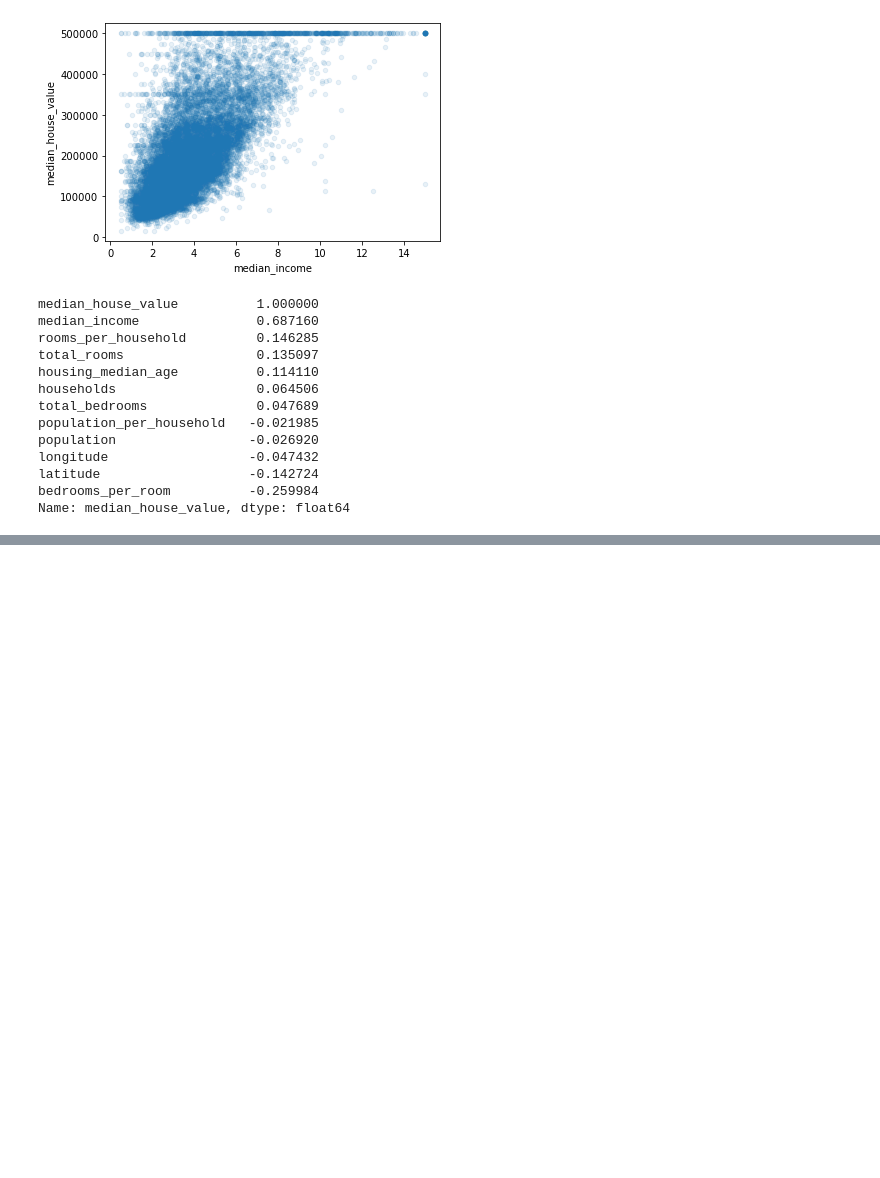
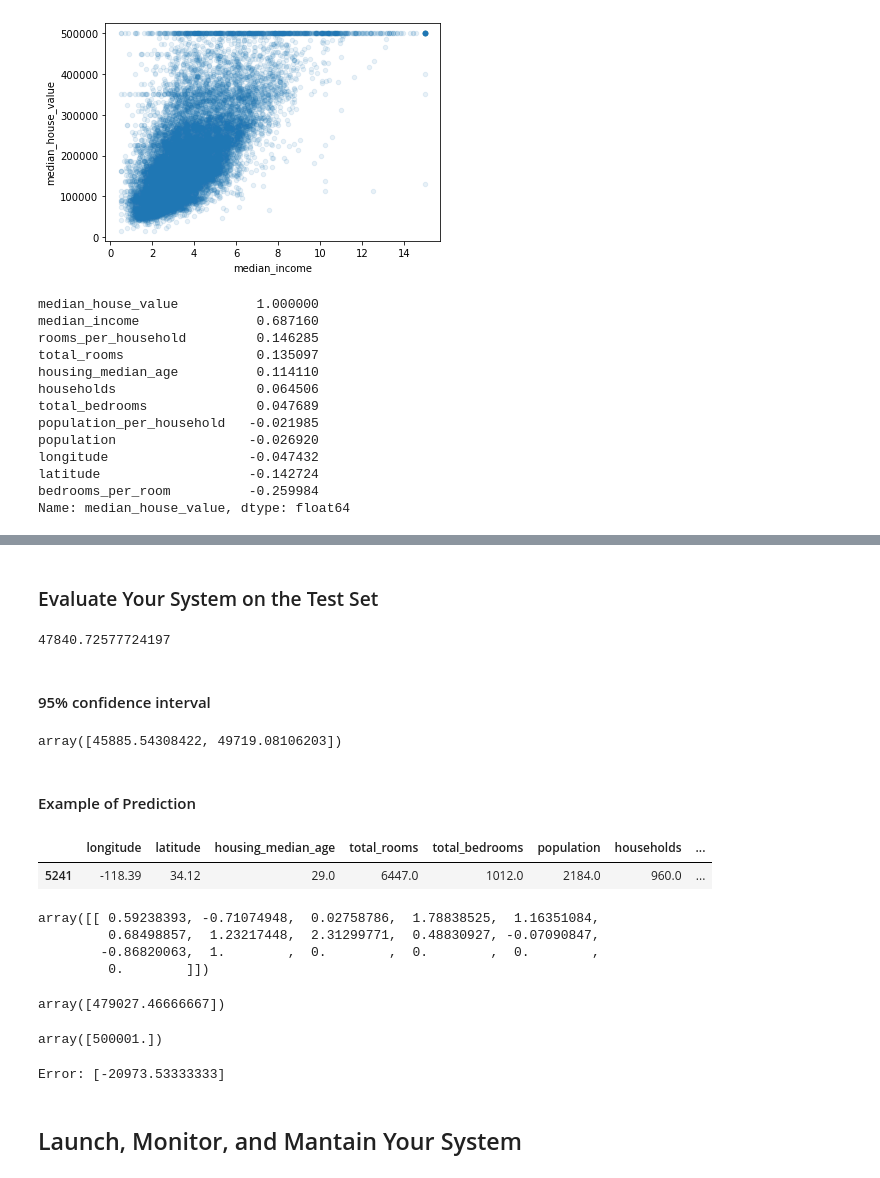
Before and after one commit to gpivaro/Data_Science, a Jupyter notebook: Housing.ipynb, the cells around one changed output, grey strips where cells are left out. Cells and saved outputs as stored; diff of their text form; code cells hidden in the pictures; blank space fills up the shorter version.

```diff
--- a/Housing.ipynb
+++ b/Housing.ipynb
@@ -283,0 +794,57 @@ Name: median_house_value, dtype: float64
+# %% [markdown]
+### Evaluate Your System on the Test Set
+# %%
+final_model = grid_search.best_estimator_
+
+X_test = strat_test_set.drop("median_house_value", axis=1)
+y_test = strat_test_set["median_house_value"].copy()
+
+X_test_prepared = full_pipeline.transform(X_test)
+
+final_predictions = final_model.predict(X_test_prepared)
+
+final_mse = mean_squared_error(y_test, final_predictions)
+final_rmse = np.sqrt(final_mse)
+final_rmse
+# %% [output]
+47840.72577724197
+# %% [markdown]
+#### 95% confidence interval
+# %%
+from scipy import stats
+
+confidence = .95
+squared_errors = (final_predictions - y_test)**2
+np.sqrt(stats.t.interval(confidence, len(squared_errors)-1,
+                        loc=squared_errors.mean(),
+                        scale=stats.sem(squared_errors)))
+# %% [output]
+array([45885.54308422, 49719.08106203])
+# %% [markdown]
+#### Example of Prediction
+# %%
+X_test[:1]
+# %% [output]
+|  | longitude | latitude | housing_median_age | total_rooms | total_bedrooms | population | households | ... |
+| 5241 | -118.39 | 34.12 | 29.0 | 6447.0 | 1012.0 | 2184.0 | 960.0 | ... |
+# %%
+full_pipeline.transform(X_test[:1])
+# %% [output]
+array([[ 0.59238393, -0.71074948,  0.02758786,  1.78838525,  1.16351084,
+         0.68498857,  1.23217448,  2.31299771,  0.48830927, -0.07090847,
+        -0.86820063,  1.        ,  0.        ,  0.        ,  0.        ,
+         0.        ]])
+# %%
+final_model.predict(full_pipeline.transform(X_test[:1]))
+# %% [output]
+array([479027.46666667])
+# %%
+y_test[:1].values
+# %% [output]
+array([500001.])
+# %%
+print("Error:", final_model.predict(full_pipeline.transform(X_test[:1]))-y_test[:1].values)
+# %% [output]
+Error: [-20973.53333333]
+# %% [markdown]
+## Launch, Monitor, and Mantain Your System
```
Also changed, not shown: parts of 68 cells of this notebook, 12 other files.
